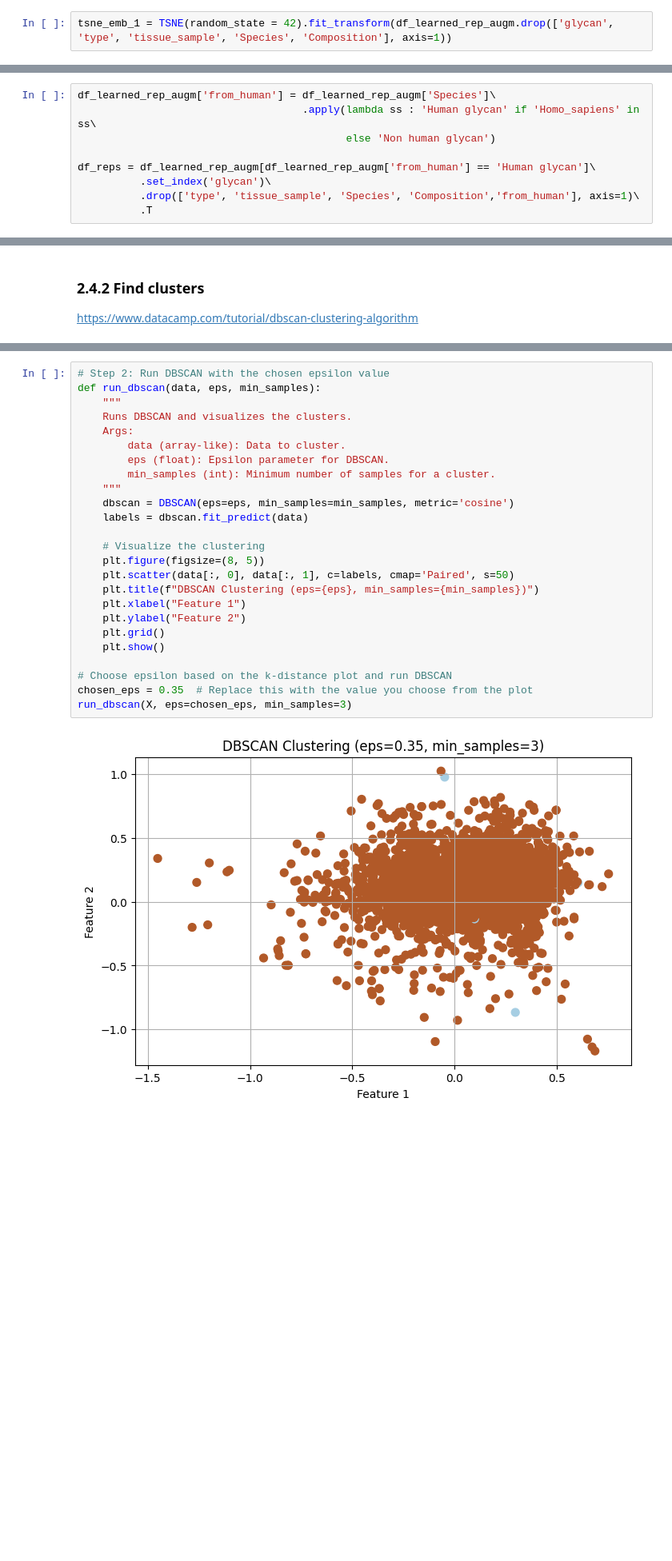
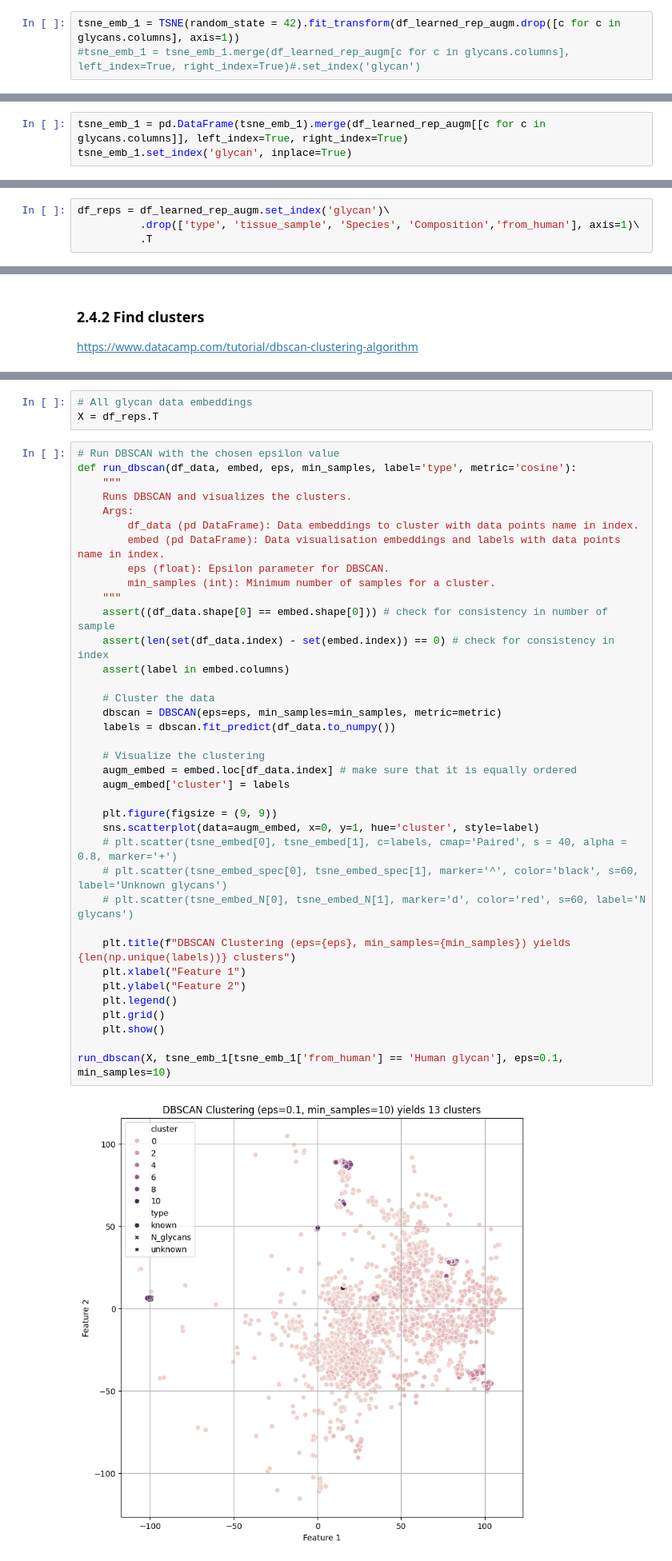
Before and after one commit to PhiCtl/glycan-biomarkers, a Jupyter notebook: notebooks/glycan_embedding.ipynb, the cells around one changed output, grey strips where cells are left out. Shown at 80% size. Saved outputs shown, nothing was run; the diff lists cells and outputs as text; blank space fills up the shorter version.

Commit message:
Updated clusters

```diff
--- a/notebooks/glycan_embedding.ipynb
+++ b/notebooks/glycan_embedding.ipynb
@@ -215,4 +186,5 @@ df_learned_rep_augm = df_learned_rep.merge(glycans, left_index=True, right_index
 # %% [markdown]
 ### 2.3.1 Cluster visualisation
 # %%
-tsne_emb_1 = TSNE(random_state = 42).fit_transform(df_learned_rep_augm.drop(['glycan', 'type', 'tissue_sample', 'Species', 'Composition'], axis=1))
+tsne_emb_1 = TSNE(random_state = 42).fit_transform(df_learned_rep_augm.drop([c for c in glycans.columns], axis=1))
+#tsne_emb_1 = tsne_emb_1.merge(df_learned_rep_augm[c for c in glycans.columns], left_index=True, right_index=True)#.set_index('glycan')
@@ -222 +191,4 @@ df_plot['from_human'] = df_plot['Species'].apply(lambda ss : 'Human glycan' if '
+# %%
+tsne_emb_1 = pd.DataFrame(tsne_emb_1).merge(df_learned_rep_augm[[c for c in glycans.columns]], left_index=True, right_index=True)
+tsne_emb_1.set_index('glycan', inplace=True)
 # %%
@@ -285,10 +247,5 @@ This stage would need validation with other methods to see whether we end up wit
 # %%
-df_learned_rep_augm['from_human'] = df_learned_rep_augm['Species']\
-                                    .apply(lambda ss : 'Human glycan' if 'Homo_sapiens' in ss\
-                                           else 'Non human glycan')
-
-df_reps = df_learned_rep_augm[df_learned_rep_augm['from_human'] == 'Human glycan']\
-          .set_index('glycan')\
+df_reps = df_learned_rep_augm.set_index('glycan')\
           .drop(['type', 'tissue_sample', 'Species', 'Composition','from_human'], axis=1)\
           .T
 # %%
@@ -376,27 +293,42 @@ plot_k_distance(X, k_range=[3,6,10, 20,30, 40])
+# %%
+# All glycan data embeddings
+X = df_reps.T
 # %%
-# Step 2: Run DBSCAN with the chosen epsilon value
-def run_dbscan(data, eps, min_samples):
+# Run DBSCAN with the chosen epsilon value
+def run_dbscan(df_data, embed, eps, min_samples, label='type', metric='cosine'):
     """
     Runs DBSCAN and visualizes the clusters.
     Args:
-        data (array-like): Data to cluster.
+        df_data (pd DataFrame): Data embeddings to cluster with data points name in index.
+        embed (pd DataFrame): Data visualisation embeddings and labels with data points name in index.
         eps (float): Epsilon parameter for DBSCAN.
         min_samples (int): Minimum number of samples for a cluster.
     """
-    dbscan = DBSCAN(eps=eps, min_samples=min_samples, metric='cosine')
-    labels = dbscan.fit_predict(data)
+    assert((df_data.shape[0] == embed.shape[0])) # check for consistency in number of sample
+    assert(len(set(df_data.index) - set(embed.index)) == 0) # check for consistency in index
+    assert(label in embed.columns)
+
+    # Cluster the data
+    dbscan = DBSCAN(eps=eps, min_samples=min_samples, metric=metric)
+    labels = dbscan.fit_predict(df_data.to_numpy())
 
     # Visualize the clustering
-    plt.figure(figsize=(8, 5))
-    plt.scatter(data[:, 0], data[:, 1], c=labels, cmap='Paired', s=50)
-    plt.title(f"DBSCAN Clustering (eps={eps}, min_samples={min_samples})")
+    augm_embed = embed.loc[df_data.index] # make sure that it is equally ordered
+    augm_embed['cluster'] = labels
+
+    plt.figure(figsize = (9, 9))
+    sns.scatterplot(data=augm_embed, x=0, y=1, hue='cluster', style=label)
+    # plt.scatter(tsne_embed[0], tsne_embed[1], c=labels, cmap='Paired', s = 40, alpha = 0.8, marker='+')
+    # plt.scatter(tsne_embed_spec[0], tsne_embed_spec[1], marker='^', color='black', s=60, label='Unknown glycans')
+    # plt.scatter(tsne_embed_N[0], tsne_embed_N[1], marker='d', color='red', s=60, label='N glycans')
+
+    plt.title(f"DBSCAN Clustering (eps={eps}, min_samples={min_samples}) yields {len(np.unique(labels))} clusters")
     plt.xlabel("Feature 1")
     plt.ylabel("Feature 2")
+    plt.legend()
     plt.grid()
     plt.show()
 
-# Choose epsilon based on the k-distance plot and run DBSCAN
-chosen_eps = 0.35  # Replace this with the value you choose from the plot
-run_dbscan(X, eps=chosen_eps, min_samples=3)
+run_dbscan(X, tsne_emb_1[tsne_emb_1['from_human'] == 'Human glycan'], eps=0.1, min_samples=10)
 # %% [output]
-[figure, old version]
+[figure, new version]
```
Also changed, not shown: parts of 27 cells of this notebook.
